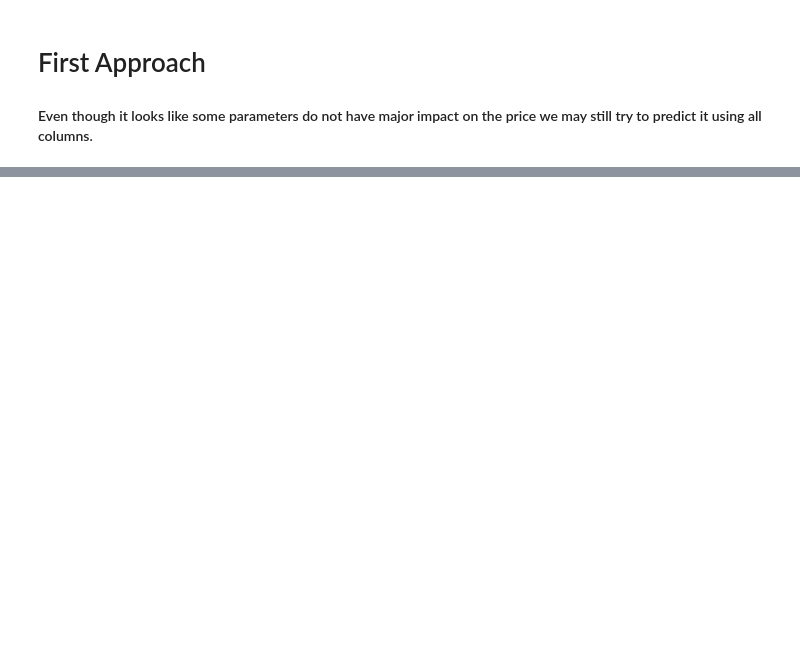
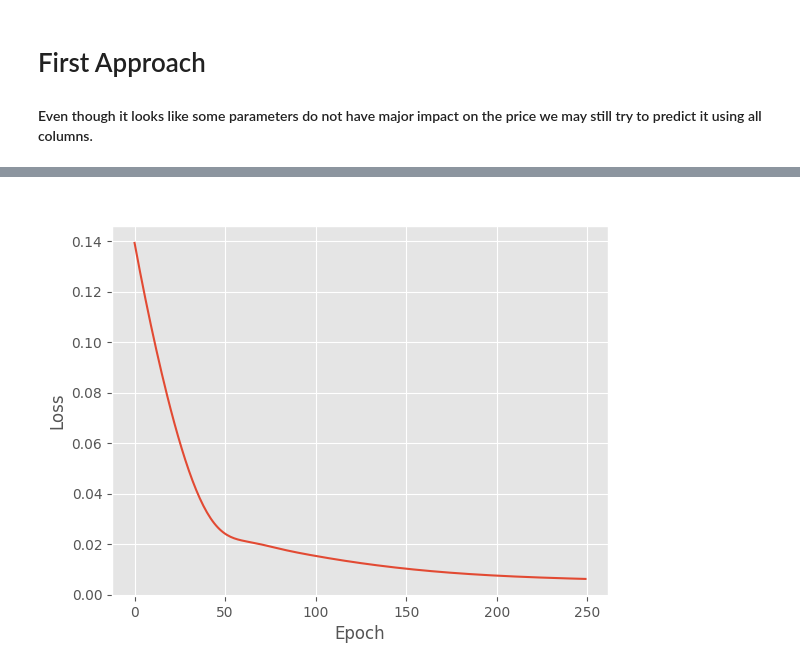
Before and after one commit to jHrdy/Data, a Jupyter notebook: house_pricing.ipynb, the cells around one changed output, grey strips where cells are left out. Cells and saved outputs as stored; diff of their text form; code cells hidden in the pictures; blank space fills up the shorter version.

```diff
--- a/house_pricing.ipynb
+++ b/house_pricing.ipynb
@@ -86,5 +84,5 @@ import torch.nn.functional as F
 import torch.optim as optim
 from torch.utils.data import DataLoader, TensorDataset
 # %%
-X_train = torch.from_numpy(X_train)
-y_train = torch.from_numpy(y_train)
+X_train = torch.tensor(X_train, dtype=torch.float32)
+y_train = torch.tensor(y_train, dtype=torch.float32)
@@ -112,7 +107,7 @@ model = Predictor(6, 10, 5)
 optimizer = torch.optim.Adam(model.parameters(), lr=0.001)
 criterion = nn.MSELoss()
 # %%
-epochs = 100
+epochs = 250
 losses = []
 for ep in range(epochs):
   yhat = model(X_train)
@@ -121,6 +116,6 @@ for ep in range(epochs):
   loss.backward()
   optimizer.step()
   optimizer.zero_grad()
-  if ep % 20 == 0:
+  if ep % 50 == 0:
     print(f'Epoch: {ep}, Loss: {loss.detach().numpy()}')
 # %% [output]
@@ -127,0 +127,8 @@ RuntimeError: mat1 and mat2 must have the same dtype, but got Double and Float
+# %%
+plt.plot(losses)
+plt.title('Training')
+plt.xlabel('Epoch')
+plt.ylabel('Loss')
+plt.show()
+# %% [output]
+[figure, added]
```
Also changed, not shown: parts of 13 cells of this notebook.
